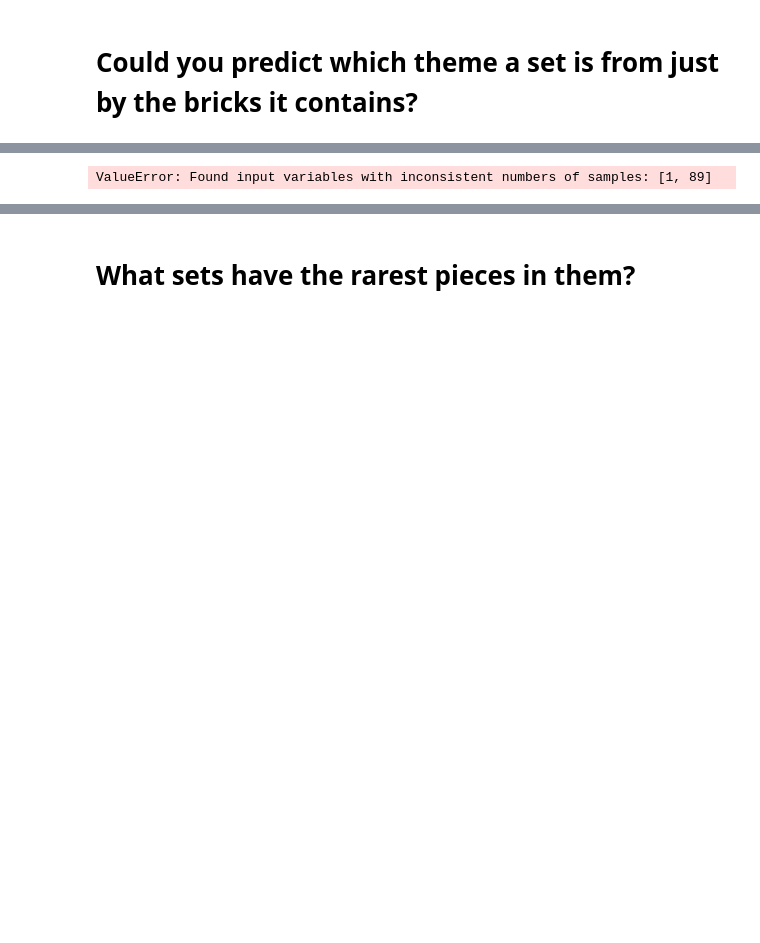
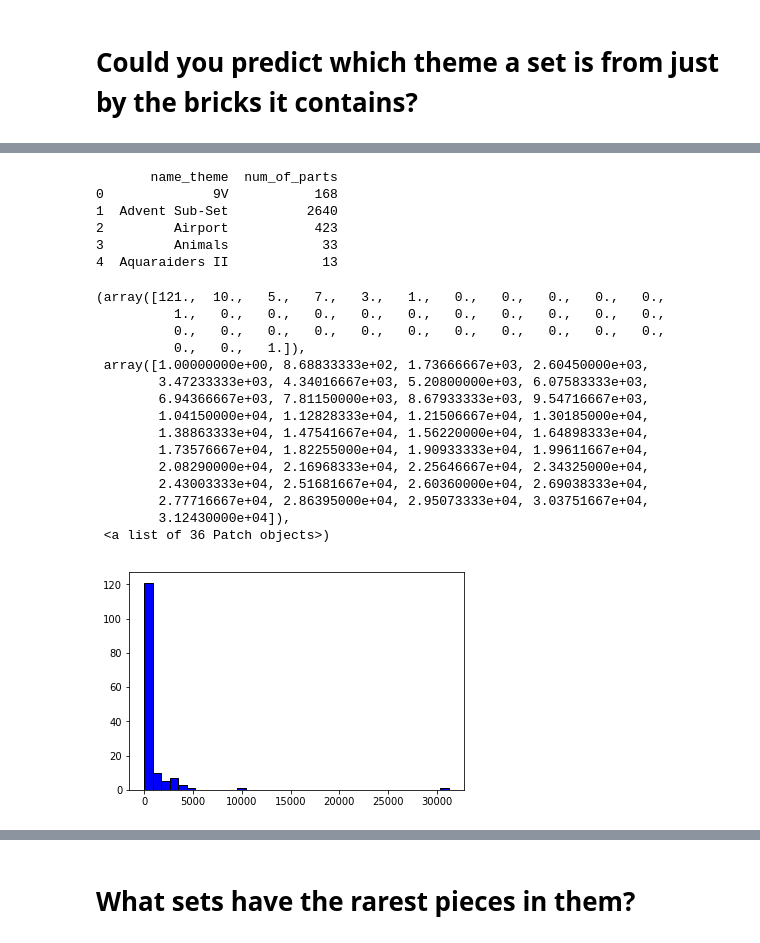
Before and after one commit to JingruMa/Lego, a Jupyter notebook: mergeData.ipynb, the cells around one changed output, grey strips where cells are left out. Cells and saved outputs as stored; diff of their text form; code cells hidden in the pictures; blank space fills up the shorter version.

```diff
--- a/mergeData.ipynb
+++ b/mergeData.ipynb
@@ -201,7 +100,11 @@ model = GaussianNB()
-# %%
-x = train['num_of_parts'].values.reshape(1,-1)
-y = train['name_theme']
-
-model.fit(x, y)
-# %% [output]
-ValueError: Found input variables with inconsistent numbers of samples: [1, 89]
+# %%
+# using size of parts in set to predict which theme is belongs
+df_q3 = t5.groupby(["name_theme"]).size().reset_index(name="num_of_parts")
+print(df_q3.head())
+# %% [output]
+       name_theme  num_of_parts
+0              9V           168
+1  Advent Sub-Set          2640
+2         Airport           423
+3         Animals            33
+4  Aquaraiders II            13
@@ -207,0 +113,23 @@ ValueError: Found input variables with inconsistent numbers of samples: [1, 89]
+# %%
+import matplotlib.pyplot as plt
+import seaborn as sns
+
+plt.hist(df_q3['num_of_parts'], color = 'blue', edgecolor = 'black',
+         bins = int(180/5))
+# %% [output]
+(array([121.,  10.,   5.,   7.,   3.,   1.,   0.,   0.,   0.,   0.,   0.,
+          1.,   0.,   0.,   0.,   0.,   0.,   0.,   0.,   0.,   0.,   0.,
+          0.,   0.,   0.,   0.,   0.,   0.,   0.,   0.,   0.,   0.,   0.,
+          0.,   0.,   1.]),
+ array([1.00000000e+00, 8.68833333e+02, 1.73666667e+03, 2.60450000e+03,
+        3.47233333e+03, 4.34016667e+03, 5.20800000e+03, 6.07583333e+03,
+        6.94366667e+03, 7.81150000e+03, 8.67933333e+03, 9.54716667e+03,
+        1.04150000e+04, 1.12828333e+04, 1.21506667e+04, 1.30185000e+04,
+        1.38863333e+04, 1.47541667e+04, 1.56220000e+04, 1.64898333e+04,
+        1.73576667e+04, 1.82255000e+04, 1.90933333e+04, 1.99611667e+04,
+        2.08290000e+04, 2.16968333e+04, 2.25646667e+04, 2.34325000e+04,
+        2.43003333e+04, 2.51681667e+04, 2.60360000e+04, 2.69038333e+04,
+        2.77716667e+04, 2.86395000e+04, 2.95073333e+04, 3.03751667e+04,
+        3.12430000e+04]),
+ <a list of 36 Patch objects>)
+[figure, added]
```
Also changed, not shown: parts of 38 cells of this notebook.
